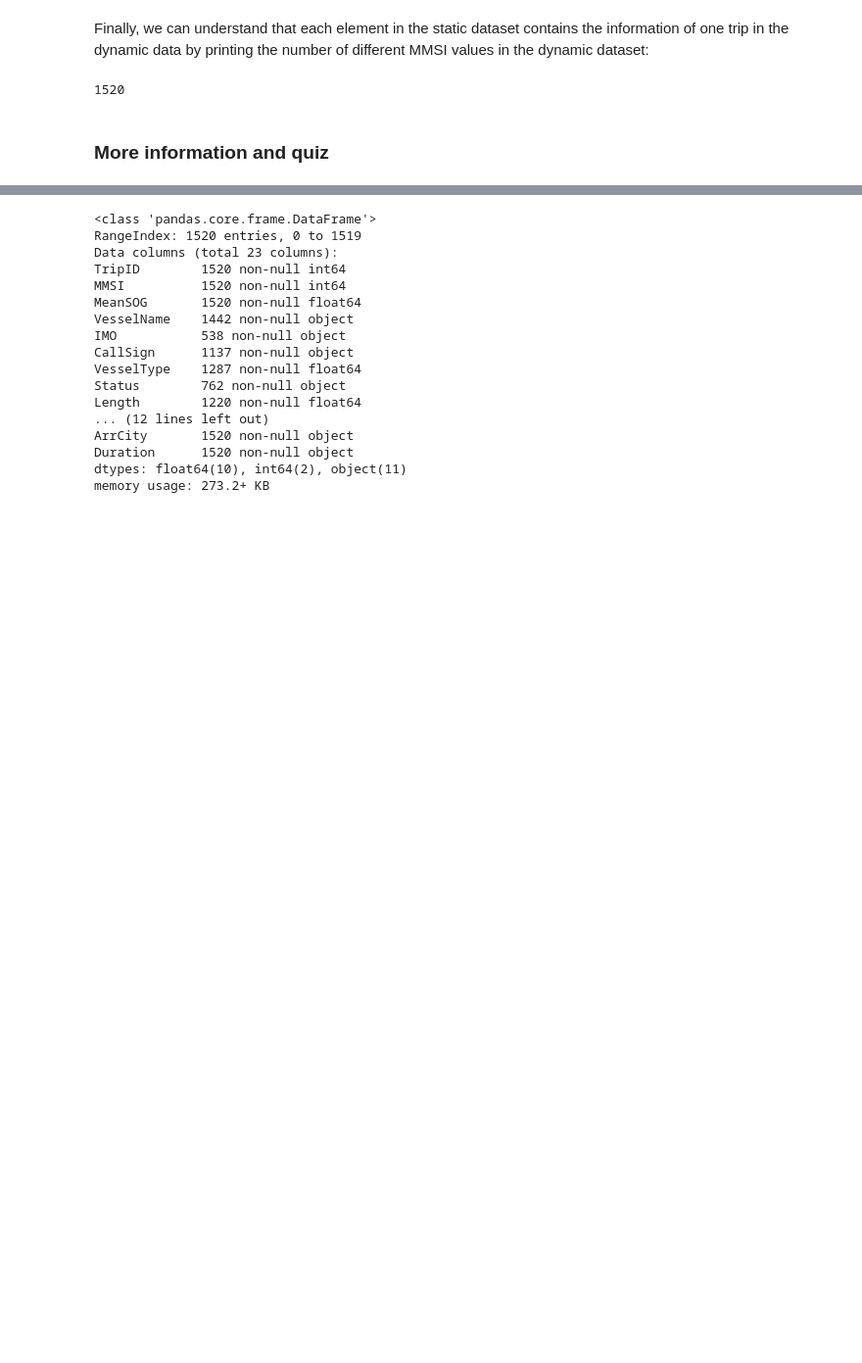
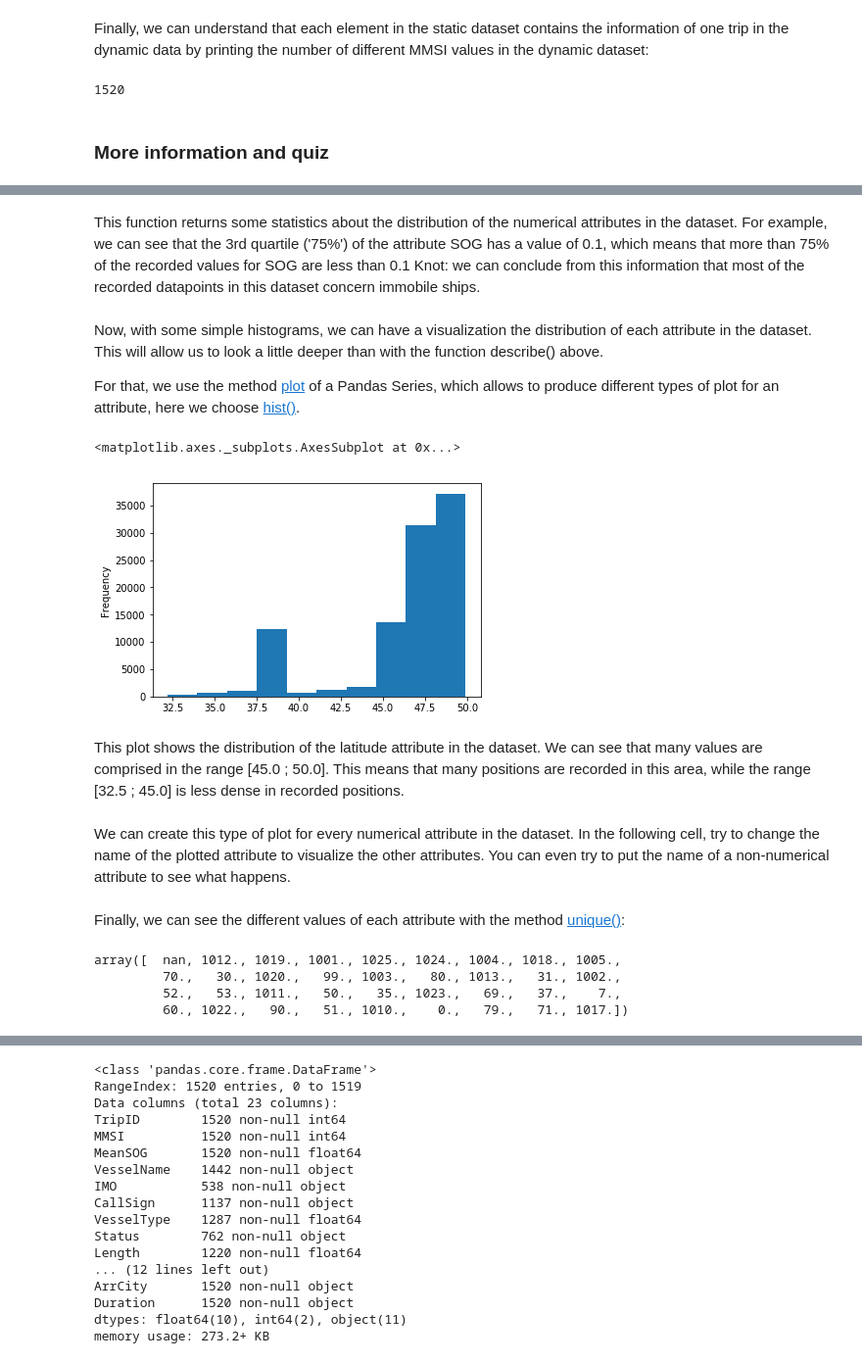
Before and after one commit to xldrkp/jb-test, a Jupyter notebook: content/chapter1-numerical/1-1-AIS-data.ipynb, the cells around one changed output, grey strips where cells are left out. Shown: that part at 98% size. Saved outputs shown, nothing was run; the diff lists cells and outputs as text; code cells hidden in the pictures; blank space fills up the shorter version.

Commit message:
Examine dynamic data

```diff
--- a/content/chapter1-numerical/1-1-AIS-data.ipynb
+++ b/content/chapter1-numerical/1-1-AIS-data.ipynb
@@ -182,0 +235,15 @@ For more information about AIS data:
+# %% [markdown]
+This function returns some statistics about the distribution of the numerical attributes in the dataset. For example, we can see that the 3rd quartile ('75%') of the attribute SOG has a value of 0.1, which means that more than 75% of the recorded values for SOG are less than 0.1 Knot: we can conclude from this information that most of the recorded datapoints in this dataset concern immobile ships.
+# %% [markdown]
+Now, with some simple histograms, we can have a visualization the distribution of each attribute in the dataset. This will allow us to look a little deeper than with the function describe() above.
+
+For that, we use the method [plot](https://pandas.pydata.org/pandas-docs/stable/reference/api/pandas.Series.plot.html) of a Pandas Series, which allows to produce different types of plot for an attribute, here we choose [hist()](https://pandas.pydata.org/pandas-docs/stable/reference/api/pandas.Series.plot.hist.html).
+# %%
+dynamic_data['LAT'].plot.hist()
+# %% [output]
+<matplotlib.axes._subplots.AxesSubplot at 0x...>
+[figure, added]
+# %% [markdown]
+This plot shows the distribution of the latitude attribute in the dataset. We can see that many values are comprised in the range [45.0 ; 50.0]. This means that many positions are recorded in this area, while the range [32.5 ; 45.0] is less dense in recorded positions.
+# %% [markdown]
+We can create this type of plot for every numerical attribute in the dataset. In the following cell, try to change the name of the plotted attribute to visualize the other attributes. You can even try to put the name of a non-numerical attribute to see what happens.
@@ -182,0 +252,9 @@ For more information about AIS data:
+# %% [markdown]
+Finally, we can see the different values of each attribute with the method [unique()](https://pandas.pydata.org/pandas-docs/stable/reference/api/pandas.Series.unique.html):
+# %%
+dynamic_data['VesselType'].unique()
+# %% [output]
+array([  nan, 1012., 1019., 1001., 1025., 1024., 1004., 1018., 1005.,
+         70.,   30., 1020.,   99., 1003.,   80., 1013.,   31., 1002.,
+         52.,   53., 1011.,   50.,   35., 1023.,   69.,   37.,    7.,
+         60., 1022.,   90.,   51., 1010.,    0.,   79.,   71., 1017.])
```
Also changed, not shown: parts of 18 cells of this notebook.
